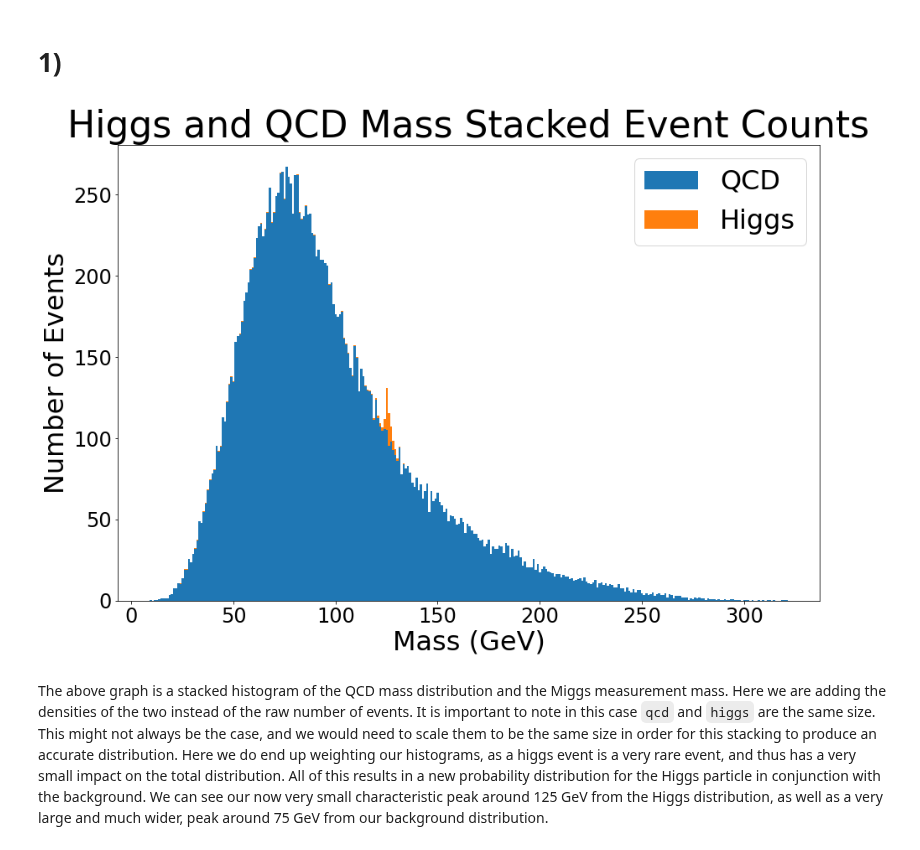
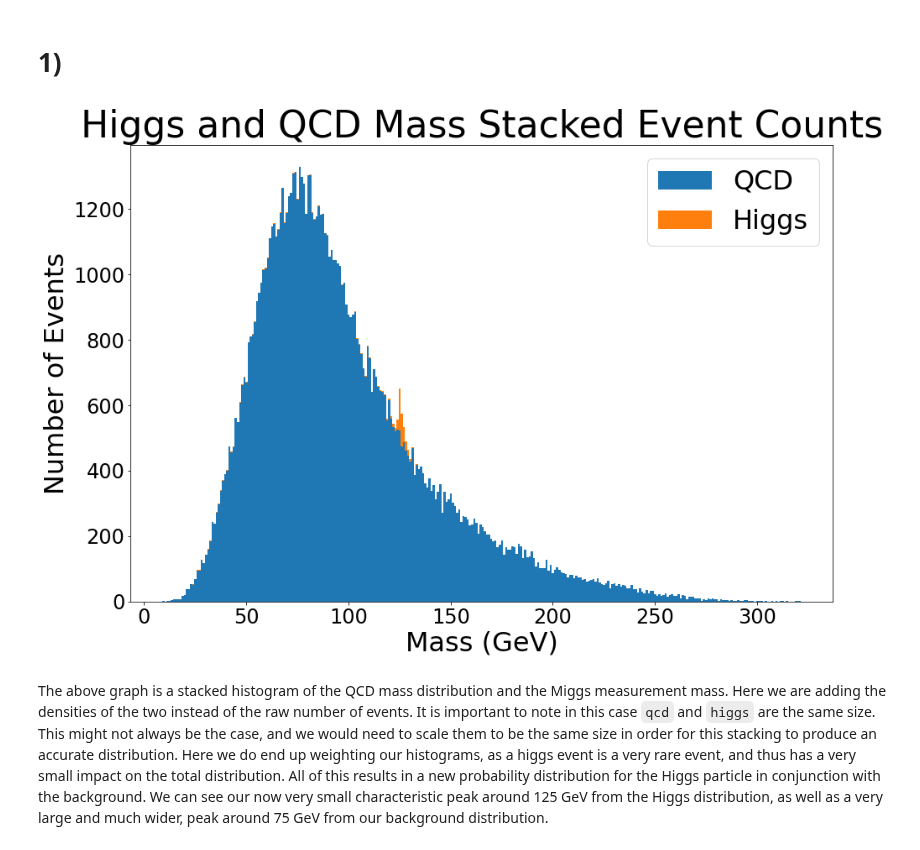
Before and after one commit to WyattOtsuka/PHYS434, a Jupyter notebook: lab7-8.ipynb, the cells around one changed output. Drawn from its saved outputs; the diff is of its cells as text; code cells hidden in the pictures.

````diff
--- a/lab7-8.ipynb
+++ b/lab7-8.ipynb
@@ -15,15 +15,15 @@ with (open("qcd.pkl", "rb")) as openfile:
     qcd = pickle.load(openfile)
 # %%
 plt.rcParams["figure.figsize"] = (15,10)
-plt.hist([qcd['mass'],higgs['mass']], histtype='bar',bins = 300, weights = [np.ones(100000)*2/10, np.ones(100000)/1000], stacked=True, label = ['QCD', 'Higgs'])
+plt.hist([qcd['mass'],higgs['mass']], histtype='bar',bins = 300, weights = [np.ones(100000)*20000/20100, np.ones(100000)*100/20100], stacked=True, label = ['QCD', 'Higgs'])
 plt.legend(loc="upper right", fontsize = 32)
 plt.xlabel('Mass (GeV)', fontsize = 32)
 plt.ylabel('Number of Events', fontsize = 32)
 plt.title('Higgs and QCD Mass Stacked Event Counts', fontsize = 44)
 plt.tick_params(labelsize = 24)
 plt.show()
 # %% [output]
-[figure, old version]
+[figure, new version]
 # %% [markdown]
 The above graph is a stacked histogram of the QCD mass distribution and the Miggs measurement mass. Here we are adding the densities of the two instead of the raw number of events. It is important to note in this case ```qcd``` and ```higgs``` are the same size. This might not always be the case, and we would need to scale them to be the same size in order for this stacking to produce an accurate distribution. Here we do end up weighting our histograms, as a higgs event is a very rare event, and thus has a very small impact on the total distribution. All of this results in a new probability distribution for the Higgs particle in conjunction with the background. We can see our now very small characteristic peak around 125 GeV from the Higgs distribution, as well as a very large and much wider, peak around 75 GeV from our background distribution.
 # %%
````
Also changed, not shown: parts of 16 cells of this notebook.
